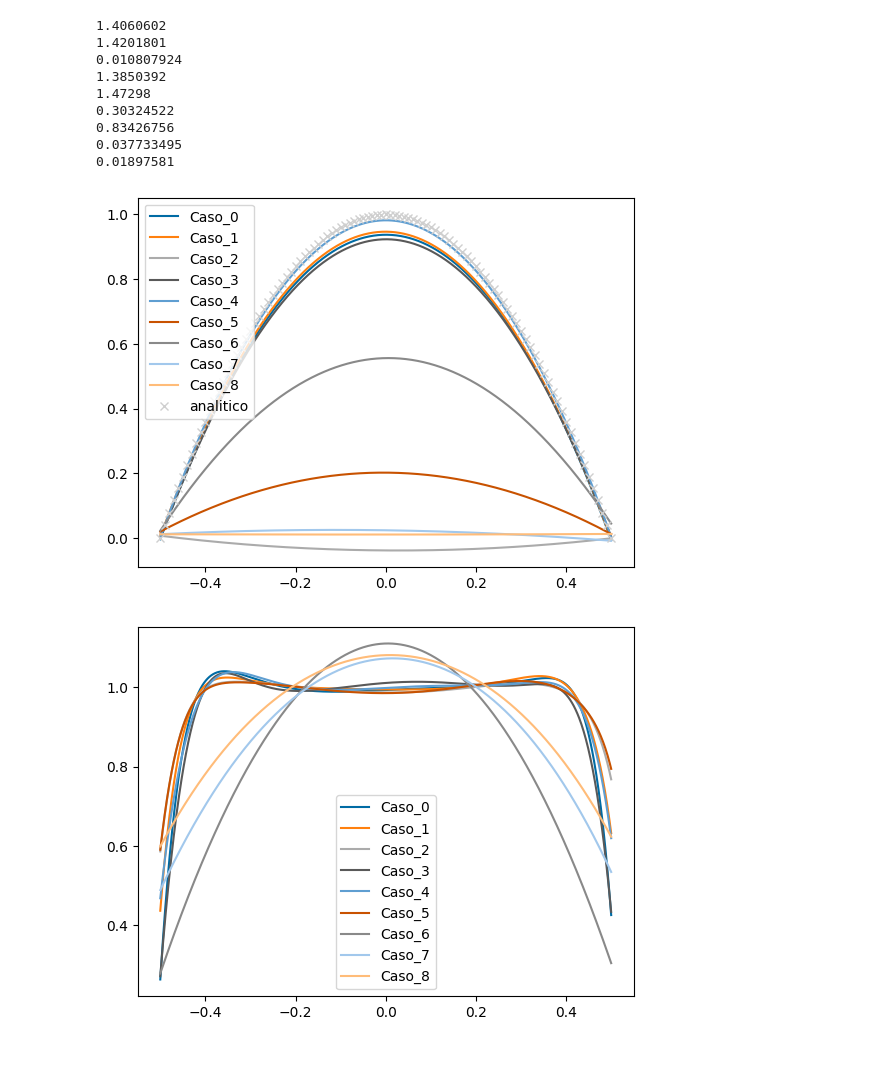
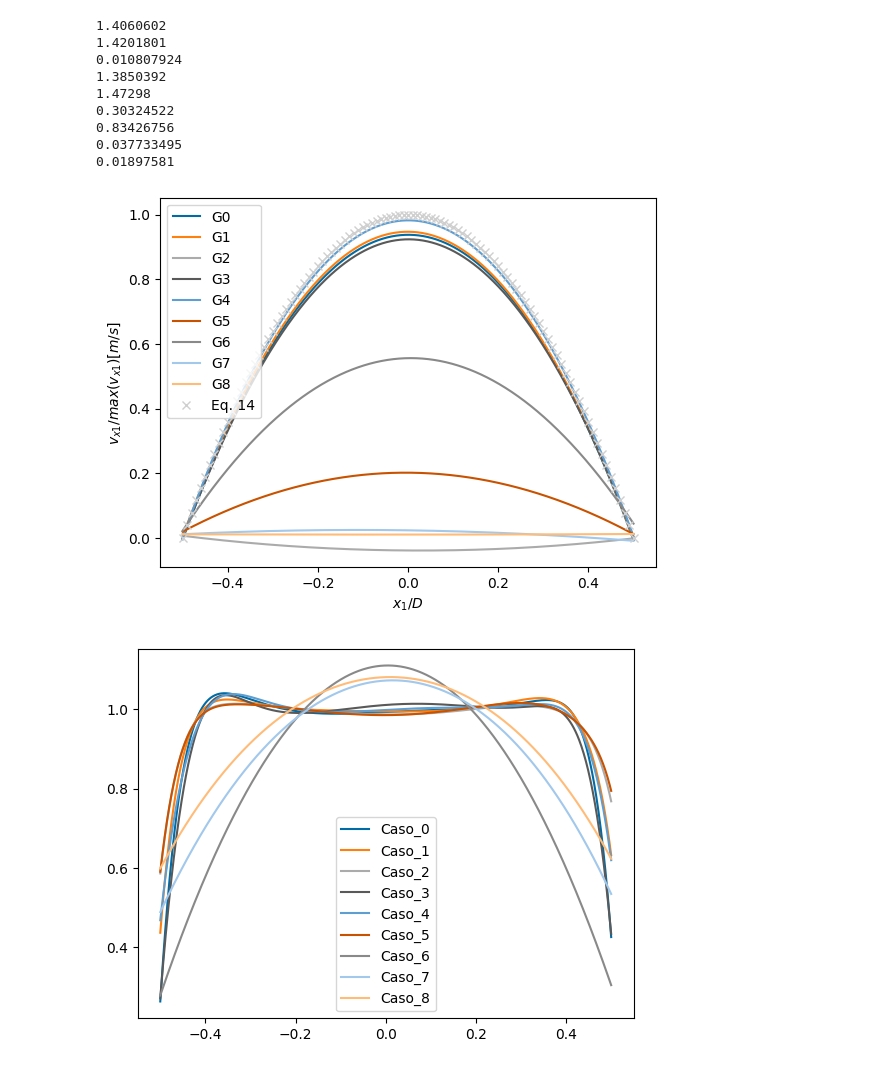
Before and after one commit to pabloharbar/deepxde-custom, a Jupyter notebook: notebooks/encit_analysis.ipynb, the cells around one changed output. Drawn from its saved outputs; the diff is of its cells as text; code cells hidden in the pictures.

```diff
--- a/notebooks/encit_analysis.ipynb
+++ b/notebooks/encit_analysis.ipynb
@@ -52,12 +52,12 @@ y = []
 analytic_val = 0
 
 for case, data in delta_p_data.items():
-    x.append(case)
+    x.append(case.replace("Caso_", "G"))
     y.append(data["Delta_p_PINN"].iloc[0])
     analytic_val = data["Delta_p_analytic"].iloc[0]
-    plt.bar(case, data["Delta_p_PINN"].iloc[0])
+    plt.bar(case.replace("Caso_", "G"), data["Delta_p_PINN"].iloc[0])
 
-plt.title("Delta P / L")
+plt.ylabel(r'$dP/dx_1 [Pa/m]$')
 plt.plot(x, np.repeat(analytic_val, len(x)), color="red", marker="o")
 plt.show()
 # %% [output]
@@ -75,7 +75,7 @@ residual = []
 anall2_diff_uytic_val = 0
 
 for case, data in residual_data.items():
-    x.append(case)
+    x.append(case.replace("Caso_", "G"))
     residual.append(data["residual"].iloc[0])
     l2_diff_u.append(data["l2_diff_u"].iloc[0])
 
@@ -101,37 +101,39 @@ def u_analytic(x, mu, v_i, D, pressure_gradient):
             position**2 / 2 * pressure_gradient
             + (mu * v_i / D - D / 2 * pressure_gradient) * position
         ),
         dtype=np.float32,
     )
 
 data = [d for c,d in outlet_data.items()][0]
 analytic_pos = data["Points_y"].to_numpy()[::10]
 u_prof = u_analytic(analytic_pos, 1, 0, 1, -12)
 u_max = u_prof.max()
 
 
 for case, data in outlet_data.items():
     # if int(case.replace("Caso_", "")) > 1:
-    #     break
-    plt.plot(data["Points_y"], data["u"] / u_max, label=case)
+    #     breako
+    plt.plot(data["Points_y"], data["u"] / u_max, label=case.replace("Caso_", "G"))
     print(data["u"].max())
     # plt.plot(data["Points_y"], data["u"] / data["u"].max(), label=case)
 
-plt.plot(analytic_pos, u_prof / u_max, label="analitico", marker="x", linestyle="none")
+plt.plot(analytic_pos, u_prof / u_max, label="Eq. 14", marker="x", linestyle="none")
+plt.xlabel(r'$x_1 / D$')
+plt.ylabel(r'$v_{x1} / max(v_{x1})$')
 
 plt.legend()
 plt.show()
 # %% [output]
 1.4060602
 1.4201801
 0.010807924
 1.3850392
 1.47298
 0.30324522
 0.83426756
 0.037733495
 0.01897581
-[figure, old version]
+[figure, new version]
 # %%
 plt.close()
 
```
Also changed, not shown: parts of 3 cells of this notebook, 2 other files.
